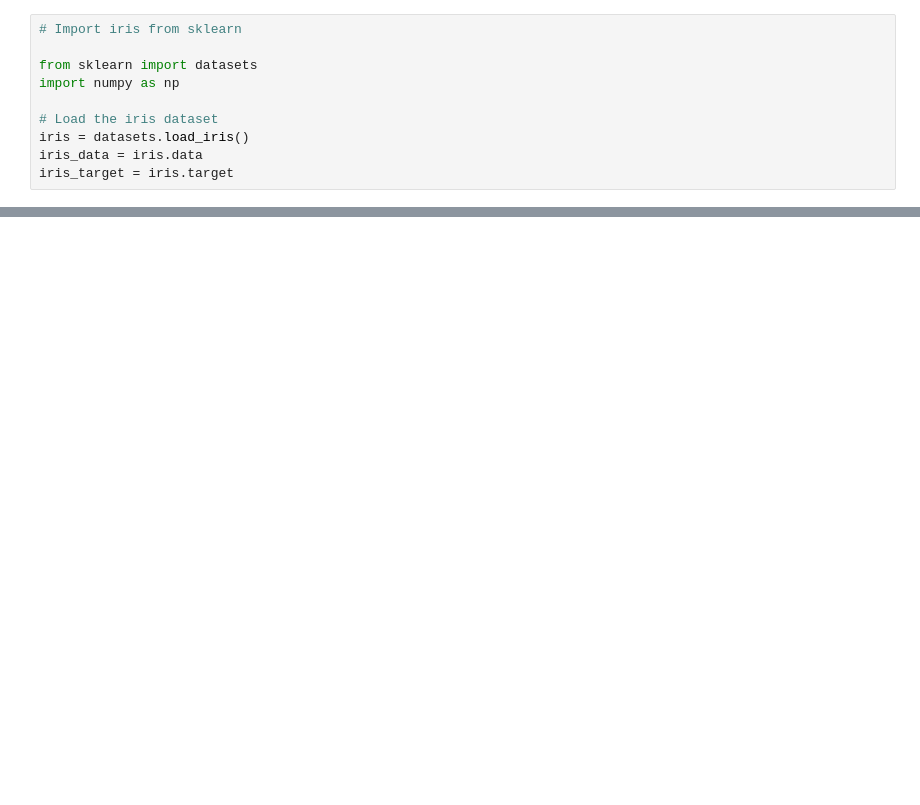
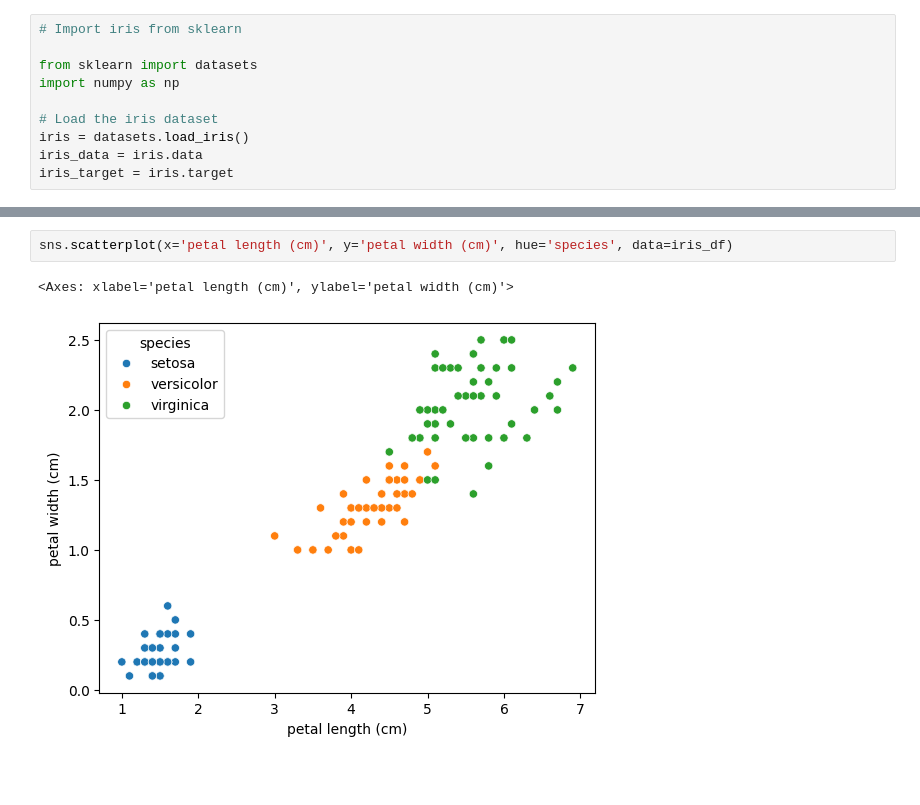
Before and after one commit to nakulpadalkar/simple-classification-iris, a Jupyter notebook: simple-classification.ipynb, the cells around one changed output, grey strips where cells are left out. Saved outputs shown, nothing was run; the diff lists cells and outputs as text; blank space fills up the shorter version.

```diff
--- a/simple-classification.ipynb
+++ b/simple-classification.ipynb
@@ -29,2 +103,7 @@ X_train, X_test, y_train, y_test = train_test_split(iris_data, iris_target, test
+# %%
+sns.scatterplot(x='petal length (cm)', y='petal width (cm)', hue='species', data=iris_df)
+# %% [output]
+<Axes: xlabel='petal length (cm)', ylabel='petal width (cm)'>
+[figure, added]
 # %% [markdown]
 #
```
Also changed, not shown: parts of 9 cells of this notebook, 1 other file.
